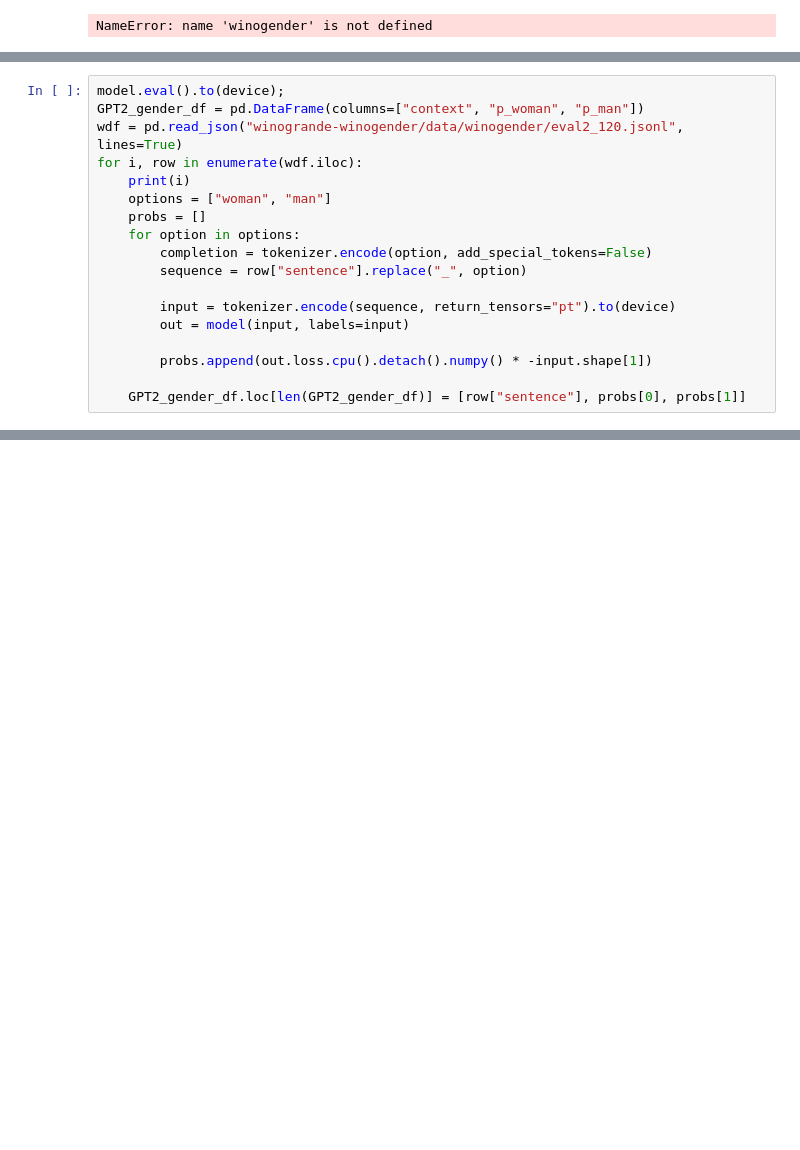
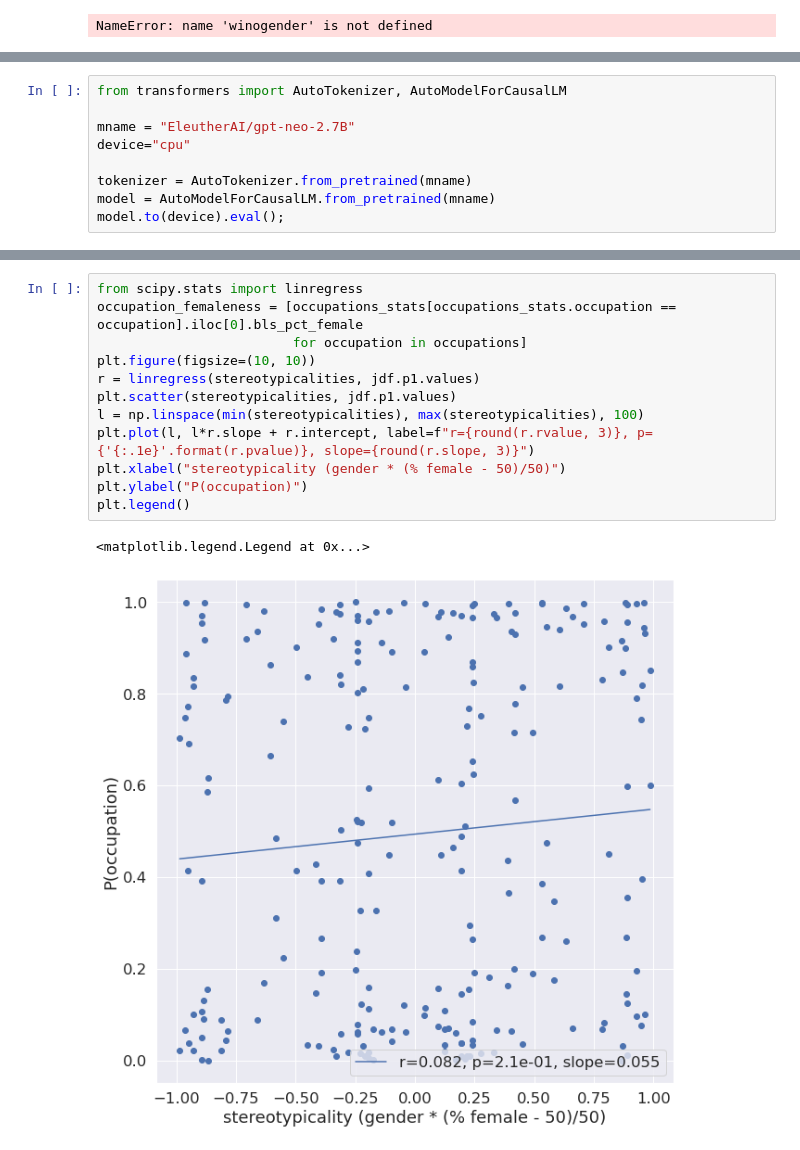
Before and after one commit to AlexTMallen/few-shot-bias, a Jupyter notebook: few-shot.ipynb, the cells around one changed output, grey strips where cells are left out. Cells and saved outputs as stored; diff of their text form; blank space fills up the shorter version.

```diff
--- a/few-shot.ipynb
+++ b/few-shot.ipynb
@@ -1078,18 +937,0 @@ train_size = 0 slope = 0.0422441 correlation = 0.0902854 pvalue = 0.16324 accura
-# %%
-model.eval().to(device);
-GPT2_gender_df = pd.DataFrame(columns=["context", "p_woman", "p_man"])
-wdf = pd.read_json("winogrande-winogender/data/winogender/eval2_120.jsonl", lines=True)
-for i, row in enumerate(wdf.iloc):
-    print(i)
-    options = ["woman", "man"]
-    probs = []
-    for option in options:
-        completion = tokenizer.encode(option, add_special_tokens=False)
-        sequence = row["sentence"].replace("_", option)
-
-        input = tokenizer.encode(sequence, return_tensors="pt").to(device)
-        out = model(input, labels=input)
-
-        probs.append(out.loss.cpu().detach().numpy() * -input.shape[1])
-
-    GPT2_gender_df.loc[len(GPT2_gender_df)] = [row["sentence"], probs[0], probs[1]]
@@ -1199,0 +940,9 @@ statsmodels.stats.weightstats.ztest(bias, value=0, alternative="larger")
+# %%
+from transformers import AutoTokenizer, AutoModelForCausalLM
+
+mname = "EleutherAI/gpt-neo-2.7B"
+device="cpu"
+
+tokenizer = AutoTokenizer.from_pretrained(mname)
+model = AutoModelForCausalLM.from_pretrained(mname)
+model.to(device).eval();
@@ -1199,0 +1055,15 @@ statsmodels.stats.weightstats.ztest(bias, value=0, alternative="larger")
+# %%
+from scipy.stats import linregress
+occupation_femaleness = [occupations_stats[occupations_stats.occupation == occupation].iloc[0].bls_pct_female
+                         for occupation in occupations]
+plt.figure(figsize=(10, 10))
+r = linregress(stereotypicalities, jdf.p1.values)
+plt.scatter(stereotypicalities, jdf.p1.values)
+l = np.linspace(min(stereotypicalities), max(stereotypicalities), 100)
+plt.plot(l, l*r.slope + r.intercept, label=f"r={round(r.rvalue, 3)}, p={'{:.1e}'.format(r.pvalue)}, slope={round(r.slope, 3)}")
+plt.xlabel("stereotypicality (gender * (% female - 50)/50)")
+plt.ylabel("P(occupation)")
+plt.legend()
+# %% [output]
+<matplotlib.legend.Legend at 0x...>
+[figure, added]
```
Also changed, not shown: parts of 55 cells of this notebook, 2 other files.
